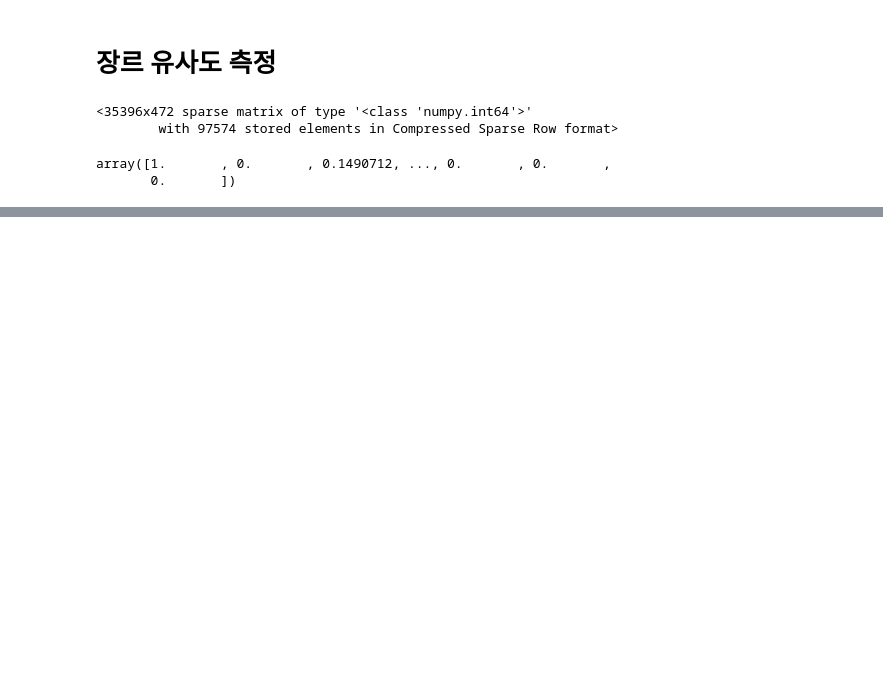
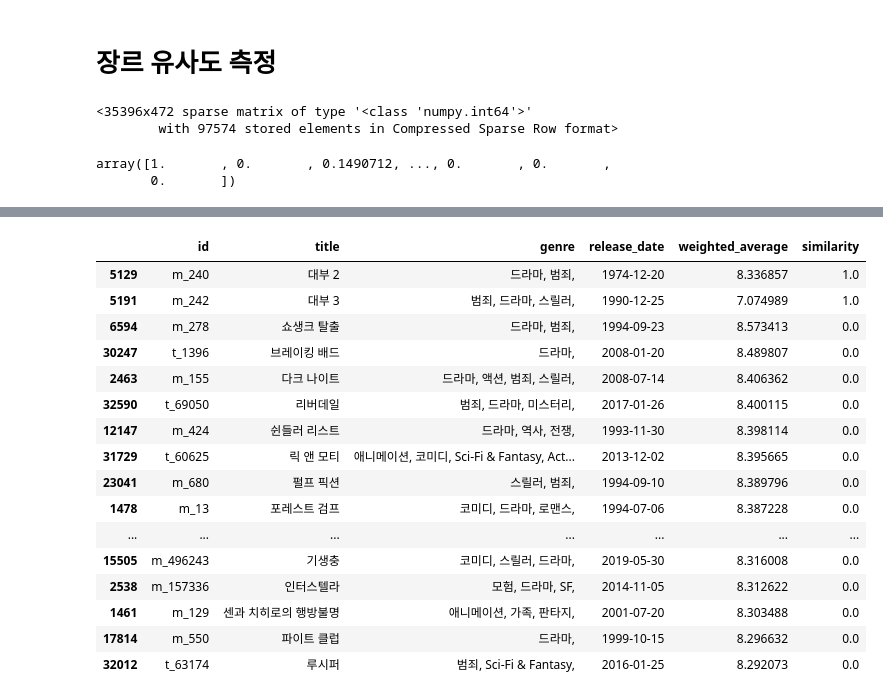
Before and after one commit to kpuce2022CD/OOSOO, a Jupyter notebook: Python/Recommend/ContentsBased/ContentsBasedFiltering.ipynb, the cells around one changed output, grey strips where cells are left out. Cells and saved outputs as stored; diff of their text form; code cells hidden in the pictures; blank space fills up the shorter version.

```diff
--- a/Python/Recommend/ContentsBased/ContentsBasedFiltering.ipynb
+++ b/Python/Recommend/ContentsBased/ContentsBasedFiltering.ipynb
@@ -146,0 +188,22 @@ similar_genre_contents[['id', 'title', 'genre', 'weighted_average', 'similarity'
+# %%
+# 영화 '대부' 로 제목 유사도 기반 테스트
+similar_title_contents1 = find_similar_contents(contents_df, title_similarity, 'm_238', top_n=20)
+similar_title_contents1[['id', 'title', 'genre', 'release_date', 'weighted_average', 'similarity']]
+# %% [output]
+|  | id | title | genre | release_date | weighted_average | similarity |
+| 5129 | m_240 | 대부 2 | 드라마, 범죄, | 1974-12-20 | 8.336857 | 1.0 |
+| 5191 | m_242 | 대부 3 | 범죄, 드라마, 스릴러, | 1990-12-25 | 7.074989 | 1.0 |
+| 6594 | m_278 | 쇼생크 탈출 | 드라마, 범죄, | 1994-09-23 | 8.573413 | 0.0 |
+| 30247 | t_1396 | 브레이킹 배드 | 드라마, | 2008-01-20 | 8.489807 | 0.0 |
+| 2463 | m_155 | 다크 나이트 | 드라마, 액션, 범죄, 스릴러, | 2008-07-14 | 8.406362 | 0.0 |
+| 32590 | t_69050 | 리버데일 | 범죄, 드라마, 미스터리, | 2017-01-26 | 8.400115 | 0.0 |
+| 12147 | m_424 | 쉰들러 리스트 | 드라마, 역사, 전쟁, | 1993-11-30 | 8.398114 | 0.0 |
+| 31729 | t_60625 | 릭 앤 모티 | 애니메이션, 코미디, Sci-Fi & Fantasy, Act... | 2013-12-02 | 8.395665 | 0.0 |
+| 23041 | m_680 | 펄프 픽션 | 스릴러, 범죄, | 1994-09-10 | 8.389796 | 0.0 |
+| 1478 | m_13 | 포레스트 검프 | 코미디, 드라마, 로맨스, | 1994-07-06 | 8.387228 | 0.0 |
+| ... | ... | ... | ... | ... | ... | ... |
+| 15505 | m_496243 | 기생충 | 코미디, 스릴러, 드라마, | 2019-05-30 | 8.316008 | 0.0 |
+| 2538 | m_157336 | 인터스텔라 | 모험, 드라마, SF, | 2014-11-05 | 8.312622 | 0.0 |
+| 1461 | m_129 | 센과 치히로의 행방불명 | 애니메이션, 가족, 판타지, | 2001-07-20 | 8.303488 | 0.0 |
+| 17814 | m_550 | 파이트 클럽 | 드라마, | 1999-10-15 | 8.296632 | 0.0 |
+| 32012 | t_63174 | 루시퍼 | 범죄, Sci-Fi & Fantasy, | 2016-01-25 | 8.292073 | 0.0 |
```
Also changed, not shown: parts of 15 cells of this notebook.
